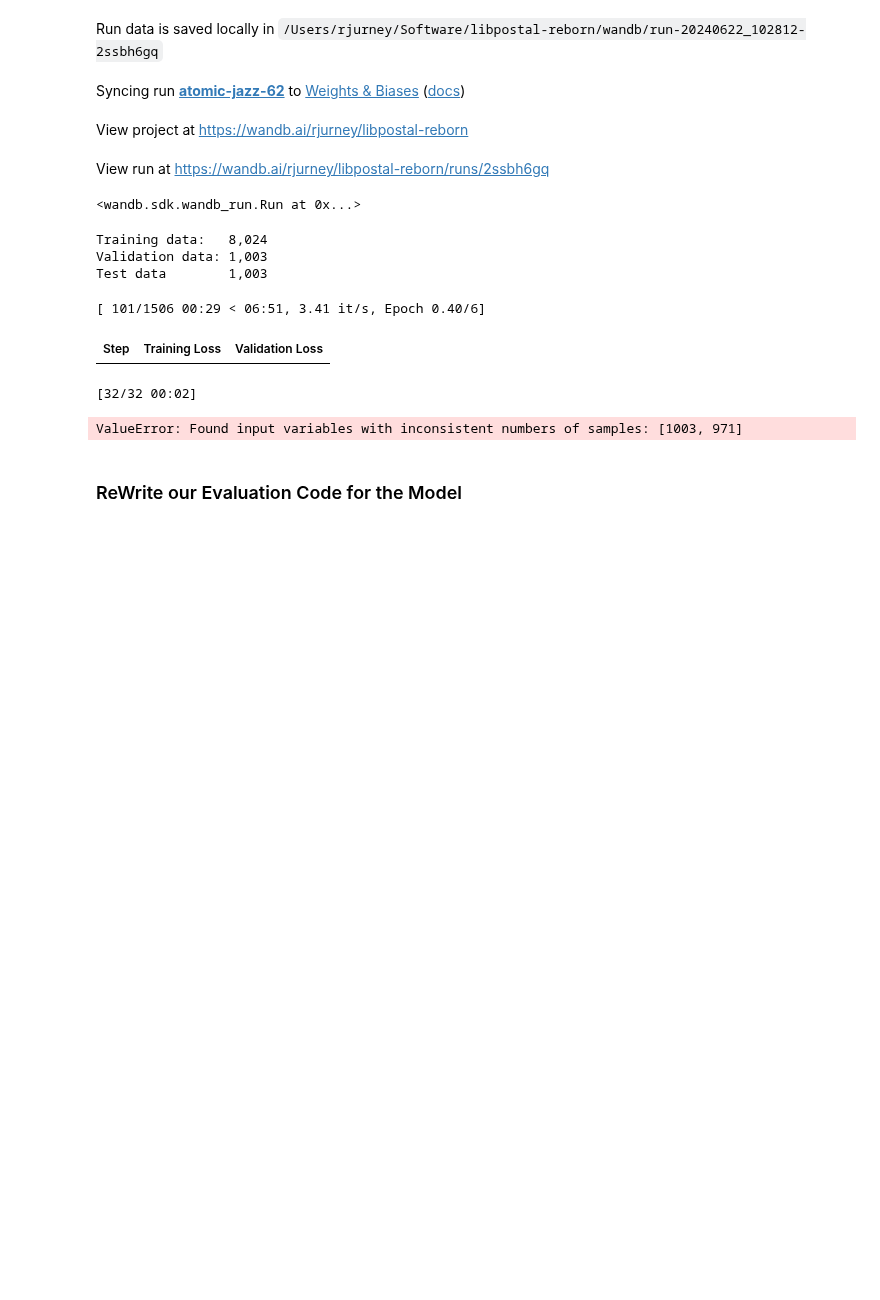
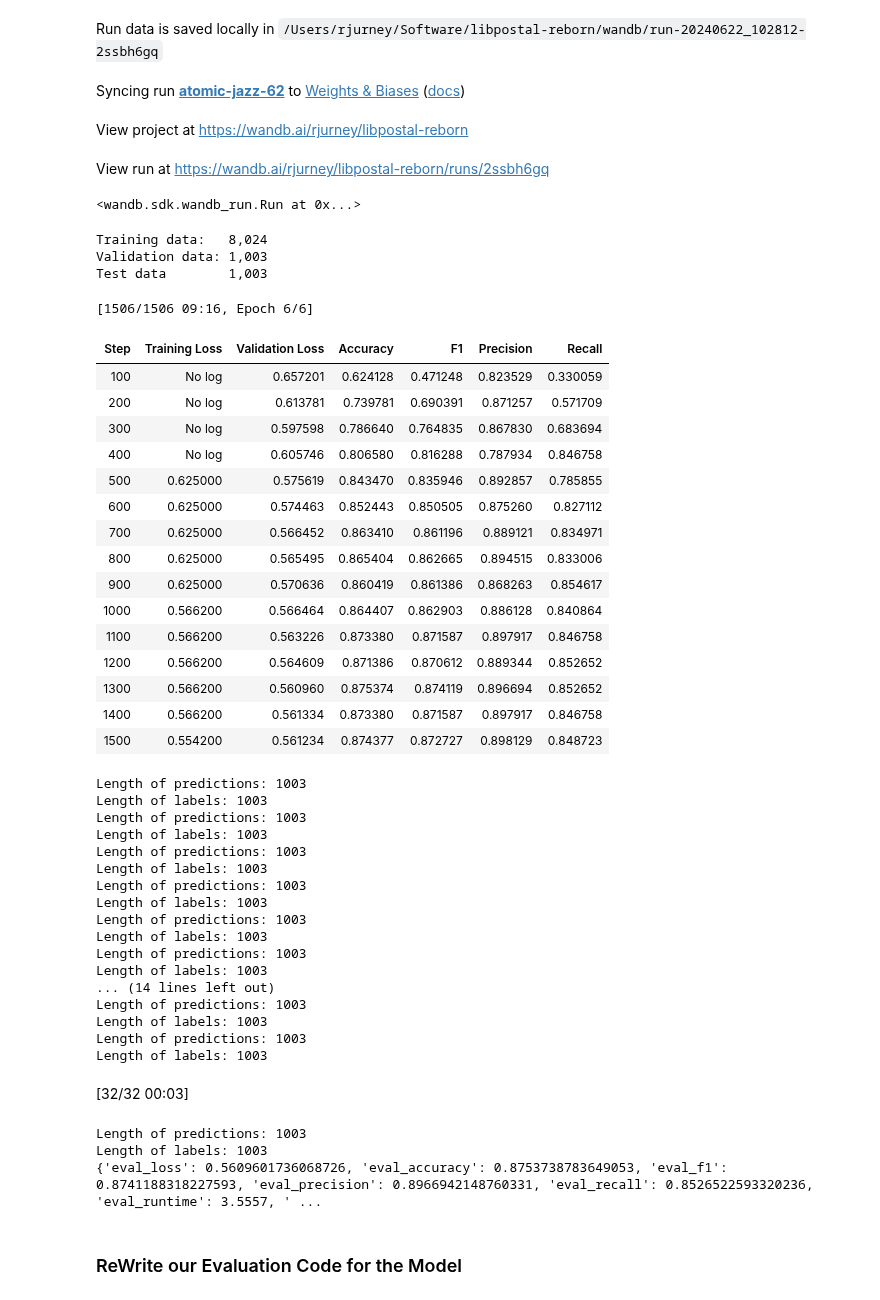
Before and after one commit to rjurney/libpostal-reborn, a Jupyter notebook: Address Matching Deep Dive.ipynb, the cells around one changed output. Saved outputs shown, nothing was run; the diff lists cells and outputs as text; code cells hidden in the pictures; blank space fills up the shorter version.

Commit message:
WORKIGN SENTENCE-BERT MODEL THANKS TO CLAUDE 3.5 SONNET :)

```diff
--- a/Address Matching Deep Dive.ipynb
+++ b/Address Matching Deep Dive.ipynb
@@ -1790,8 +1817,6 @@ class SentenceBERT(torch.nn.Module):
         self.model_name = model_name
         self.tokenizer = AutoTokenizer.from_pretrained("data/fine-tuned-sbert-paraphrase-multilingual-MiniLM-L12-v2-original/checkpoint-2400/")
         self.model = AutoModel.from_pretrained("data/fine-tuned-sbert-paraphrase-multilingual-MiniLM-L12-v2-original/checkpoint-2400/")
-        # Freeze the weights of the embedding
-        # self.model.weight.requires_grad = False
         self.ffnn = torch.nn.Linear(dim*3, 1)
 
     @staticmethod
@@ -1822,9 +1847,11 @@ class SentenceBERT(torch.nn.Module):
 
     def forward(self, input_ids_a, input_ids_b, attention_mask_a=None, attention_mask_b=None, labels=None):
         logits = self._check_similarity(input_ids_a, input_ids_b, attention_mask_a, attention_mask_b)
+        loss = None
         if labels is not None:
-            return logits, labels
-        return logits
+            loss_fct = torch.nn.BCEWithLogitsLoss()
+            loss = loss_fct(logits.view(-1), labels.float().view(-1))
+        return {"loss": loss, "logits": logits} if loss is not None else {"logits": logits}
 
     def predict(self, a: str, b: str):
         with torch.no_grad():
@@ -1903,5 +1951,4 @@ tokenized_test_dataset = format_dataset(tokenized_test_dataset)
 # %%
-# Define the Trainer
 training_args = TrainingArguments(
     output_dir=f"data/{MODEL_SAVE_NAME}",
     learning_rate=LEARNING_RATE,
@@ -1920,59 +1967,77 @@ training_args = TrainingArguments(
     weight_decay=0.01,
     logging_dir="./logs",
 )
 
-
-# class CustomTrainer(Trainer):
-#     def compute_loss(self, model, inputs, return_outputs=False):
-#         labels = inputs.pop("labels")
-#         input_ids_a = inputs.pop("input_ids_a")
-#         input_ids_b = inputs.pop("input_ids_b")
-#         attention_mask_a = inputs.pop("attention_mask_a")
-#         attention_mask_b = inputs.pop("attention_mask_b")
-#         outputs = model(input_ids_a, input_ids_b, attention_mask_a, attention_mask_b, labels)
-#         loss = outputs[0]
-#         return (loss, outputs) if return_outputs else loss
-
-
 class CustomTrainer(Trainer):
     def __init__(self, *args, **kwargs):
         super().__init__(*args, **kwargs)
         self.loss_fct = torch.nn.BCEWithLogitsLoss()
 
     def compute_loss(self, model, inputs, return_outputs=False):
-        labels = inputs.get("labels").float().unsqueeze(1)
+        labels = inputs.get("labels").float()
         input_ids_a = inputs.get("input_ids_a")
         attention_mask_a = inputs.get("attention_mask_a")
         input_ids_b = inputs.get("input_ids_b")
         attention_mask_b = inputs.get("attention_mask_b")
+        outputs = model(input_ids_a, input_ids_b, attention_mask_a, attention_mask_b)
+        loss = self.loss_fct(outputs['logits'].view(-1), labels.view(-1))
 
-        logits = model(input_ids_a, input_ids_b, attention_mask_a, attention_mask_b)
-        loss = self.loss_fct(logits, labels)
-
-        return (loss, logits) if return_outputs else loss
-
+        return (loss, outputs) if return_outputs else loss
 
 trainer = CustomTrainer(
     model=classifier_model,
     args=training_args,
     train_dataset=tokenized_train_dataset,
-    eval_dataset=tokenized_test_dataset,
-    # compute_metrics=compute_classifier_metrics,
+    eval_dataset=tokenized_eval_dataset,
+    compute_metrics=compute_classifier_metrics,
     callbacks=[EarlyStoppingCallback(early_stopping_patience=PATIENCE)],
-    preprocess_logits_for_metrics=preprocess_logits_for_metrics,
 )
 
 # Train the model
 trainer.train()
 
 # Evaluate the model
 results = trainer.evaluate()
 print(results)
 # %% [output]
-[ 101/1506 00:29 < 06:51, 3.41 it/s, Epoch 0.40/6]
+[1506/1506 09:16, Epoch 6/6]
-| Step | Training Loss | Validation Loss |
+| Step | Training Loss | Validation Loss | Accuracy | F1 | Precision | Recall |
+| 100 | No log | 0.657201 | 0.624128 | 0.471248 | 0.823529 | 0.330059 |
+| 200 | No log | 0.613781 | 0.739781 | 0.690391 | 0.871257 | 0.571709 |
+| 300 | No log | 0.597598 | 0.786640 | 0.764835 | 0.867830 | 0.683694 |
+| 400 | No log | 0.605746 | 0.806580 | 0.816288 | 0.787934 | 0.846758 |
+| 500 | 0.625000 | 0.575619 | 0.843470 | 0.835946 | 0.892857 | 0.785855 |
+| 600 | 0.625000 | 0.574463 | 0.852443 | 0.850505 | 0.875260 | 0.827112 |
+| 700 | 0.625000 | 0.566452 | 0.863410 | 0.861196 | 0.889121 | 0.834971 |
+| 800 | 0.625000 | 0.565495 | 0.865404 | 0.862665 | 0.894515 | 0.833006 |
+| 900 | 0.625000 | 0.570636 | 0.860419 | 0.861386 | 0.868263 | 0.854617 |
+| 1000 | 0.566200 | 0.566464 | 0.864407 | 0.862903 | 0.886128 | 0.840864 |
+| 1100 | 0.566200 | 0.563226 | 0.873380 | 0.871587 | 0.897917 | 0.846758 |
+| 1200 | 0.566200 | 0.564609 | 0.871386 | 0.870612 | 0.889344 | 0.852652 |
+| 1300 | 0.566200 | 0.560960 | 0.875374 | 0.874119 | 0.896694 | 0.852652 |
+| 1400 | 0.566200 | 0.561334 | 0.873380 | 0.871587 | 0.897917 | 0.846758 |
+| 1500 | 0.554200 | 0.561234 | 0.874377 | 0.872727 | 0.898129 | 0.848723 |
-[32/32 00:02]
+Length of predictions: 1003
+Length of labels: 1003
+Length of predictions: 1003
+Length of labels: 1003
+Length of predictions: 1003
+Length of labels: 1003
+Length of predictions: 1003
+Length of labels: 1003
+Length of predictions: 1003
+Length of labels: 1003
+Length of predictions: 1003
+Length of labels: 1003
+... (14 lines left out)
+Length of predictions: 1003
+Length of labels: 1003
+Length of predictions: 1003
+Length of labels: 1003
+[32/32 00:03]
-ValueError: Found input variables with inconsistent numbers of samples: [1003, 971]
+Length of predictions: 1003
+Length of labels: 1003
+{'eval_loss': 0.5609601736068726, 'eval_accuracy': 0.8753738783649053, 'eval_f1': 0.8741188318227593, 'eval_precision': 0.8966942148760331, 'eval_recall': 0.8526522593320236, 'eval_runtime': 3.5557, ' ...
 # %% [markdown]
 ### ReWrite our Evaluation Code for the Model
 # %%
```
Also changed, not shown: parts of 7 cells of this notebook.
